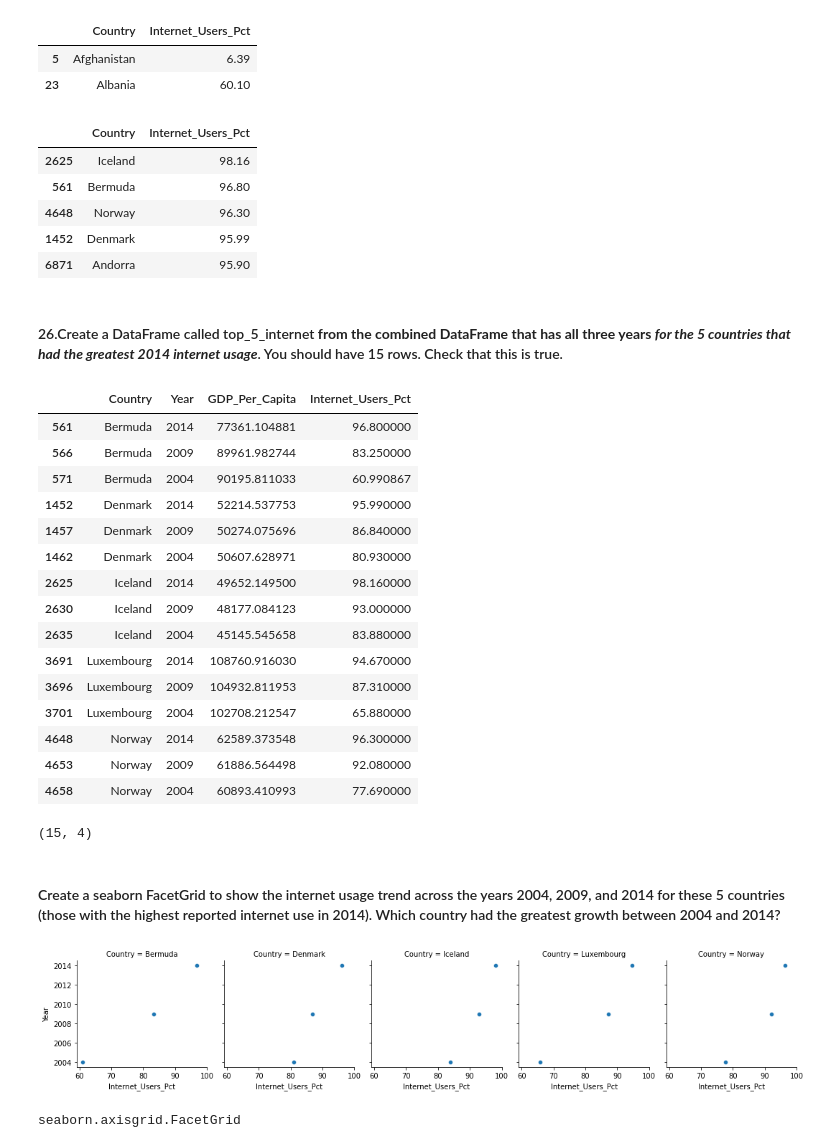
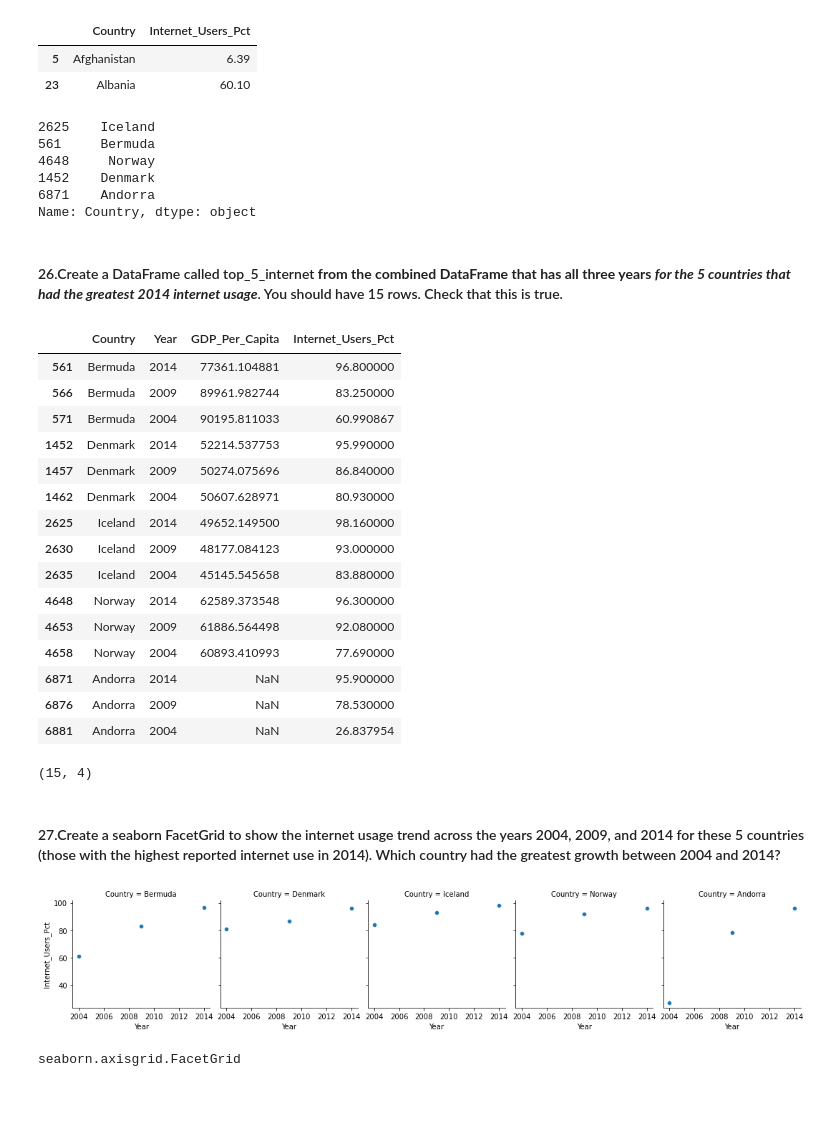
Before and after one commit to NSS-Full-Time-Data-Analytics-7/gdp-and-internet-usage-berhanneway, a Jupyter notebook: notebooks/UN Data Project.ipynb, the cells around one changed output. Saved outputs shown, nothing was run; the diff lists cells and outputs as text; code cells hidden in the pictures; blank space fills up the shorter version.

```diff
--- a/notebooks/UN Data Project.ipynb
+++ b/notebooks/UN Data Project.ipynb
@@ -152,7 +152,7 @@ new_name_internet_df.head(1)
 # %% [markdown]
 #### 10. Merge the two DataFrames to one. Merge **all rows** from each of the two DataFrames. Call the new DataFrame `gdp_and_internet_use`.
 # %%
-gdp_and_internet_use = pd.merge(new_name_gdp_df,new_name_internet_df, left_on = ['Country', 'Year'], right_on = ['Country', 'Year'],how = 'outer')
+gdp_and_internet_use = pd.merge(new_name_gdp_df, new_name_internet_df , on = ["Country", "Year"],how = 'outer')
 # %% [markdown]
 Look at the first five rows of your new DataFrame to confirm it merged correctly.
 # %%
@@ -178,5 +178,4 @@ gdp_and_internet_use.tail()
 # %% [markdown]
 13.Subset the combined DataFrame to keep only the data for 2004, 2009, and 2014. Check that this happened correctly.
 # %%
-gdp_and_internet_use_3years = gdp_and_internet_use.loc[gdp_and_internet_use['Year'].isin([2004, 2009, 2014]) & (gdp_and_internet_use['Year'].isin([2004, 2009, 2014]))]
-gdp_and_internet_use_3years.tail(10)
+gdp_and_internet_use_3years = gdp_and_internet_use.loc[gdp_and_internet_use['Year'].isin([2004, 2009, 2014])]
@@ -415,18 +407,20 @@ gdp_and_internet_use_2014_subset.head(2)
 | 5 | Afghanistan | 6.39 |
 | 23 | Albania | 60.10 |
 # %%
-gdp_and_internet_use_2014_subset.sort_values(by ='Internet_Users_Pct', ascending = False).head(5)
+country_series = gdp_and_internet_use_2014_subset.sort_values(by ='Internet_Users_Pct', ascending = False).head(5).Country
-# %% [output]
-|  | Country | Internet_Users_Pct |
-| 2625 | Iceland | 98.16 |
-| 561 | Bermuda | 96.80 |
-| 4648 | Norway | 96.30 |
-| 1452 | Denmark | 95.99 |
-| 6871 | Andorra | 95.90 |
+# %%
+country_series
+# %% [output]
+2625    Iceland
+561     Bermuda
+4648     Norway
+1452    Denmark
+6871    Andorra
+Name: Country, dtype: object
 # %% [markdown]
 #### 26.Create a DataFrame called top_5_internet **from the combined DataFrame that has all three years _for the 5 countries that had the greatest 2014 internet usage_**. You should have 15 rows. Check that this is true.
 # %%
-top_5_internet = gdp_and_internet_use_3years.loc[gdp_and_internet_use_3years['Country'].isin(['Iceland', 'Bermuda','Norway','Denmark','Luxembourg'])]
+top_5_internet = gdp_and_internet_use_3years.loc[gdp_and_internet_use_3years.Country.isin(country_series)]
 top_5_internet
 # %% [output]
 |  | Country | Year | GDP_Per_Capita | Internet_Users_Pct |
@@ -439,23 +433,23 @@ top_5_internet
 | 2625 | Iceland | 2014 | 49652.149500 | 98.160000 |
 | 2630 | Iceland | 2009 | 48177.084123 | 93.000000 |
 | 2635 | Iceland | 2004 | 45145.545658 | 83.880000 |
-| 3691 | Luxembourg | 2014 | 108760.916030 | 94.670000 |
-| 3696 | Luxembourg | 2009 | 104932.811953 | 87.310000 |
-| 3701 | Luxembourg | 2004 | 102708.212547 | 65.880000 |
 | 4648 | Norway | 2014 | 62589.373548 | 96.300000 |
 | 4653 | Norway | 2009 | 61886.564498 | 92.080000 |
 | 4658 | Norway | 2004 | 60893.410993 | 77.690000 |
+| 6871 | Andorra | 2014 | NaN | 95.900000 |
+| 6876 | Andorra | 2009 | NaN | 78.530000 |
+| 6881 | Andorra | 2004 | NaN | 26.837954 |
 # %%
 top_5_internet.shape
 # %% [output]
 (15, 4)
 # %% [markdown]
-#### Create a seaborn FacetGrid to show the internet usage trend across the years 2004, 2009, and 2014 for these 5 countries (those with the highest reported internet use in 2014). Which country had the greatest growth between 2004 and 2014?
+#### 27.Create a seaborn FacetGrid to show the internet usage trend across the years 2004, 2009, and 2014 for these 5 countries (those with the highest reported internet use in 2014). Which country had the greatest growth between 2004 and 2014?
 # %%
 g = sns.FacetGrid(top_5_internet, col="Country")
-g.map_dataframe(sns.scatterplot, x ='Internet_Users_Pct', y = 'Year');
+g.map_dataframe(sns.scatterplot, x ='Year', y = 'Internet_Users_Pct');
 # %% [output]
-[figure, old version]
+[figure, new version]
 # %%
 type(g)
 # %% [output]
```
Also changed, not shown: parts of 23 cells of this notebook.
